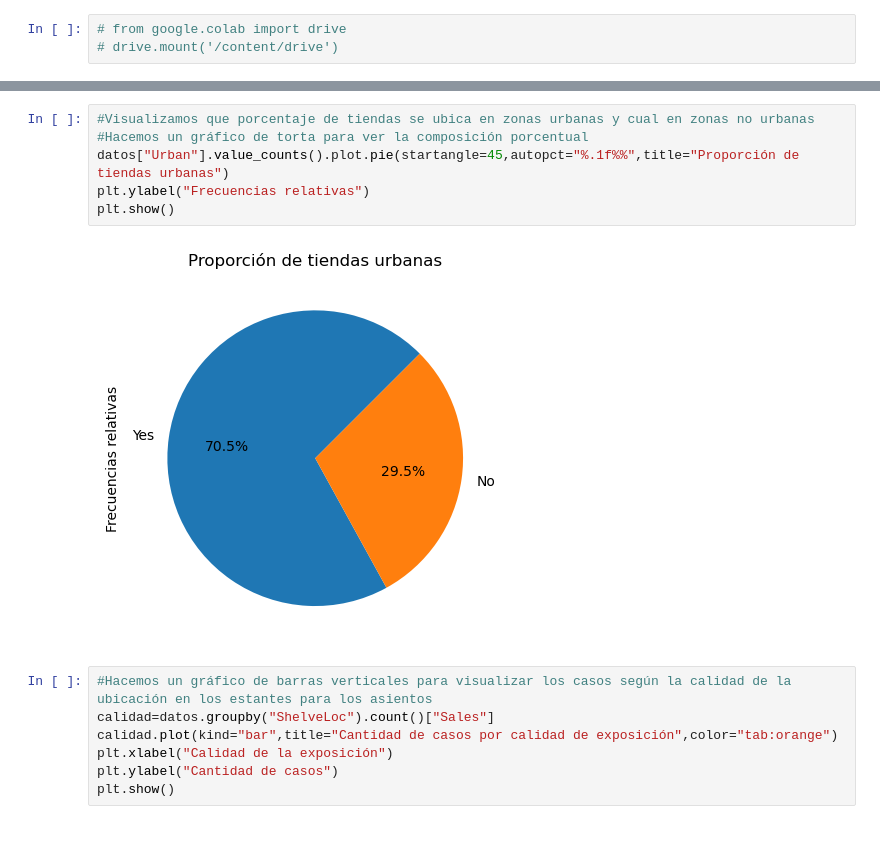
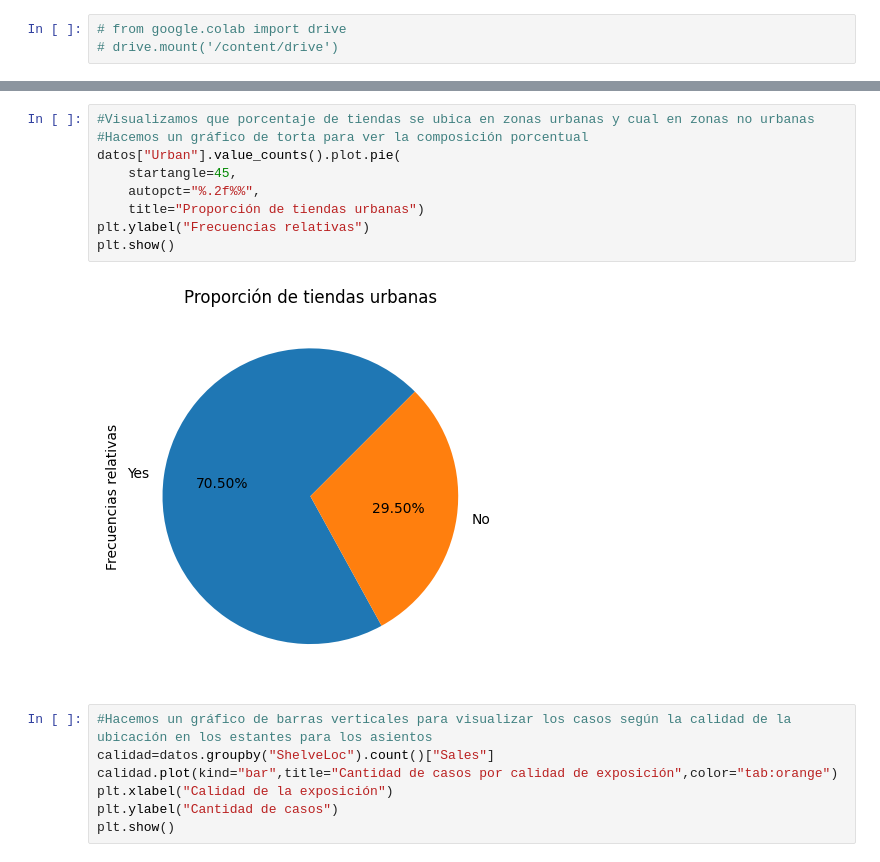
Before and after one commit to alexballera/laboratorio-datos-fce, a Jupyter notebook: sesiones/sesion2/practica/2_Manipulación_de_datos_organizacionales_y_visualización.ipynb, the cells around one changed output, grey strips where cells are left out. Cells and saved outputs as stored; diff of their text form; blank space fills up the shorter version.

```diff
--- a/sesiones/sesion2/practica/2_Manipulación_de_datos_organizacionales_y_visualización.ipynb
+++ b/sesiones/sesion2/practica/2_Manipulación_de_datos_organizacionales_y_visualización.ipynb
@@ -481,11 +500,14 @@ plt.show()
 # %%
 #Visualizamos que porcentaje de tiendas se ubica en zonas urbanas y cual en zonas no urbanas
 #Hacemos un gráfico de torta para ver la composición porcentual
-datos["Urban"].value_counts().plot.pie(startangle=45,autopct="%.1f%%",title="Proporción de tiendas urbanas")
+datos["Urban"].value_counts().plot.pie(
+    startangle=45,
+    autopct="%.2f%%",
+    title="Proporción de tiendas urbanas")
 plt.ylabel("Frecuencias relativas")
 plt.show()
 # %% [output]
-[figure, old version]
+[figure, new version]
 # %%
 #Hacemos un gráfico de barras verticales para visualizar los casos según la calidad de la ubicación en los estantes para los asientos
 calidad=datos.groupby("ShelveLoc").count()["Sales"]
```
Also changed, not shown: parts of 14 cells of this notebook.
